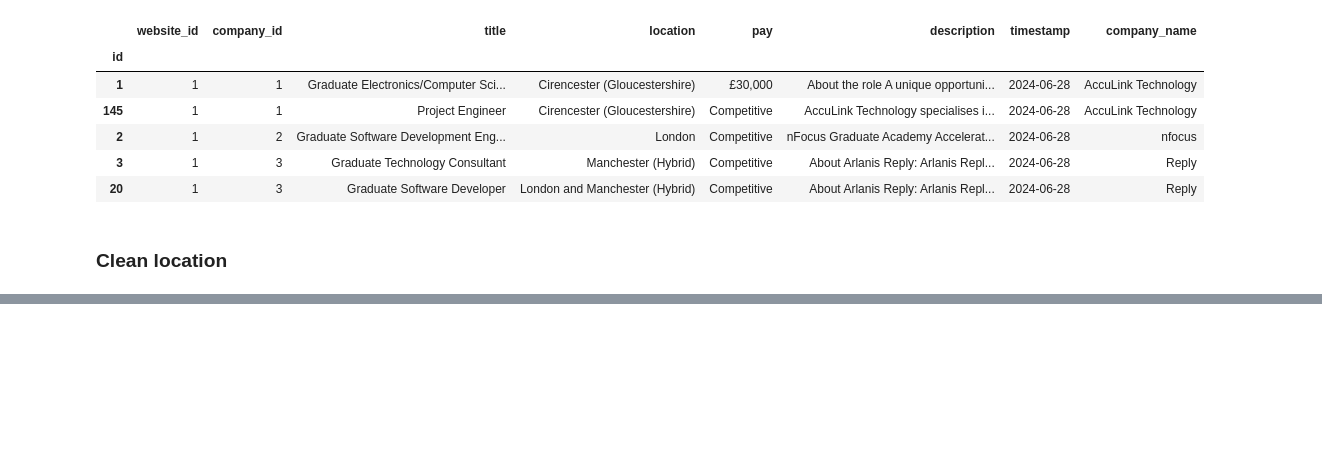
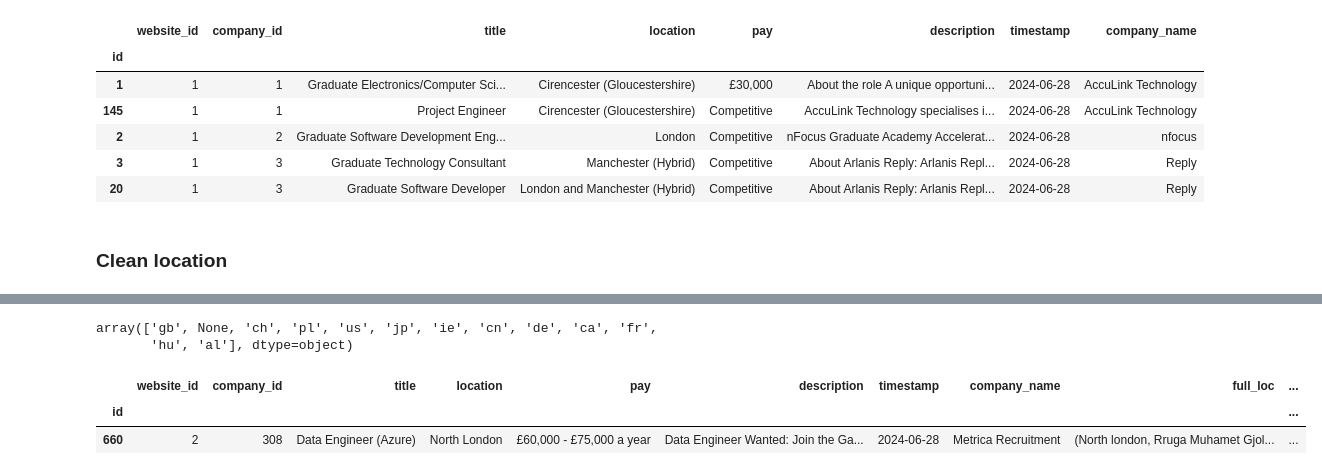
Before and after one commit to J1Walters/msc-project, a Jupyter notebook: notebooks/location_map.ipynb, the cells around one changed output, grey strips where cells are left out. Drawn from its saved outputs; the diff is of its cells as text; code cells hidden in the pictures; blank space fills up the shorter version.

```diff
--- a/notebooks/location_map.ipynb
+++ b/notebooks/location_map.ipynb
@@ -146,0 +271,11 @@ test[['location', 'full_loc']].tail(30)
+# %%
+test['country'].unique()
+# %% [output]
+array(['gb', None, 'ch', 'pl', 'us', 'jp', 'ie', 'cn', 'de', 'ca', 'fr',
+       'hu', 'al'], dtype=object)
+# %%
+test.loc[test['country'] == 'al']
+# %% [output]
+|  | website_id | company_id | title | location | pay | description | timestamp | company_name | full_loc | ... |
+| id |  |  |  |  |  |  |  |  |  | ... |
+| 660 | 2 | 308 | Data Engineer (Azure) | North London | £60,000 - £75,000 a year | Data Engineer Wanted: Join the Ga... | 2024-06-28 | Metrica Recruitment | (North london, Rruga Muhamet Gjol... | ... |
```
Also changed, not shown: parts of 19 cells of this notebook.
